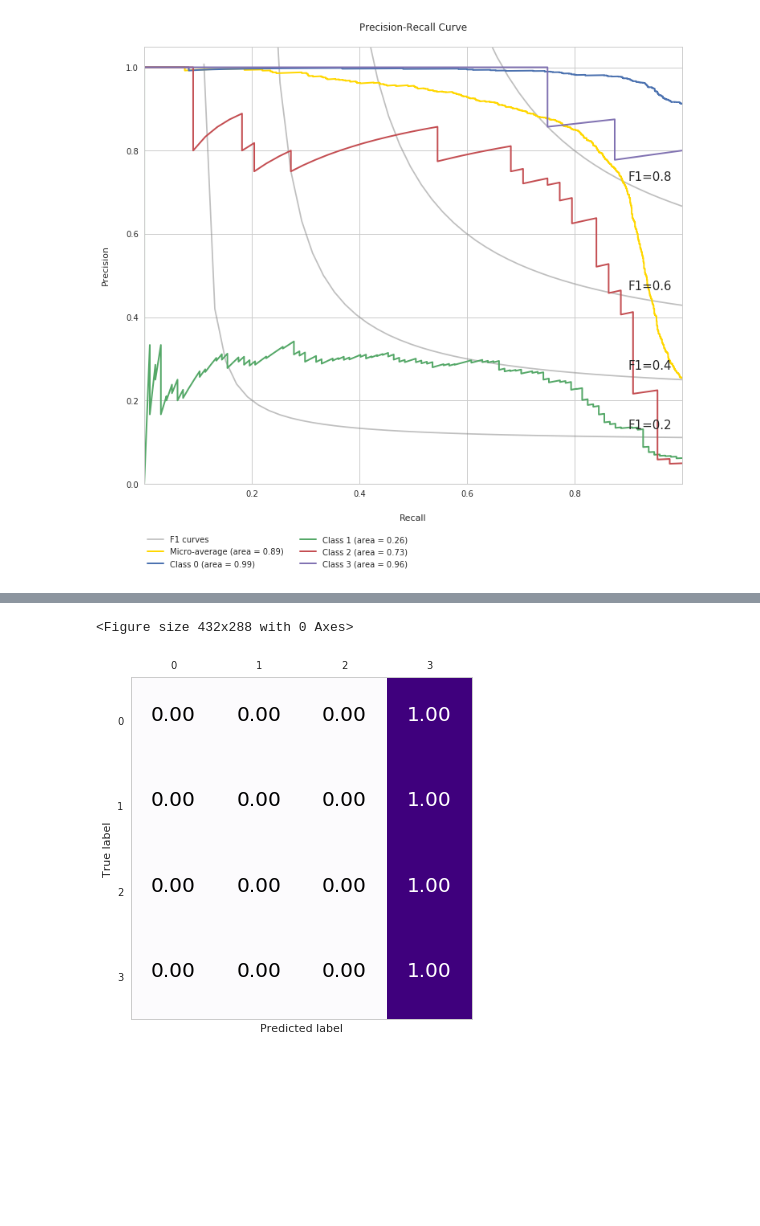
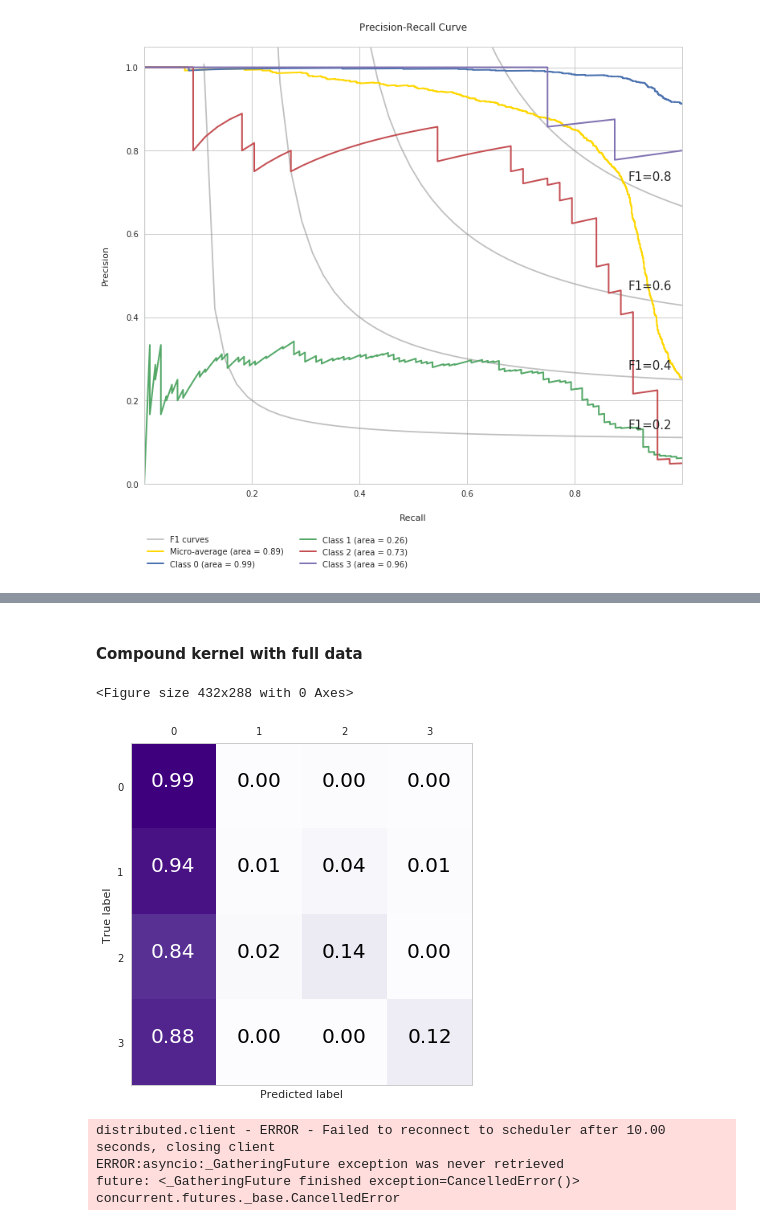
Before and after one commit to fmidev/sasse-polygon-process, a Jupyter notebook: notebooks/model_experiments.ipynb, the cells around one changed output, grey strips where cells are left out. Cells and saved outputs as stored; diff of their text form; code cells hidden in the pictures; blank space fills up the shorter version.

```diff
--- a/notebooks/model_experiments.ipynb
+++ b/notebooks/model_experiments.ipynb
@@ -972,13 +1063,19 @@ Average precision score, micro-averaged over all classes: 0.89
+# %% [markdown]
+#### Compound kernel with full data
 # %%
-kernel = PairwiseKernel() + DotProduct()
-gpc = GaussianProcessClassifier(kernel=kernel, n_jobs=-1)
+kernel = PairwiseKernel(metric='laplacian') *  DotProduct()
+gpc_compound = GaussianProcessClassifier(kernel=kernel, n_jobs=-1)
 
 with joblib.parallel_backend('dask'):
-    gpc.fit(X_train_small, y_train_small)
+    gpc_compound.fit(X_train, y_train)
 # %%
-y_pred_gpc_proba = gpc.predict_proba(X_test.values)
-y_pred_gpc = np.argmax(y_pred_gpc_proba, axis=1)
-plot_confusion_matrix(y_test, y_pred_gpc, range(0,4), normalize=True, cmap=plt.cm.Purples)
+y_pred_gpc_c_proba = gpc_compound.predict_proba(X_test.values)
+y_pred_gpc_c = np.argmax(y_pred_gpc_c_proba, axis=1)
+plot_confusion_matrix(y_test, y_pred_gpc_c, range(0,4), normalize=True, cmap=plt.cm.Purples)
 # %% [output]
 <Figure size 432x288 with 0 Axes>
-[figure, old version]
+[figure, new version]
+distributed.client - ERROR - Failed to reconnect to scheduler after 10.00 seconds, closing client
+ERROR:asyncio:_GatheringFuture exception was never retrieved
+future: <_GatheringFuture finished exception=CancelledError()>
+concurrent.futures._base.CancelledError
```
Also changed, not shown: parts of 46 cells of this notebook, 5 other files.
